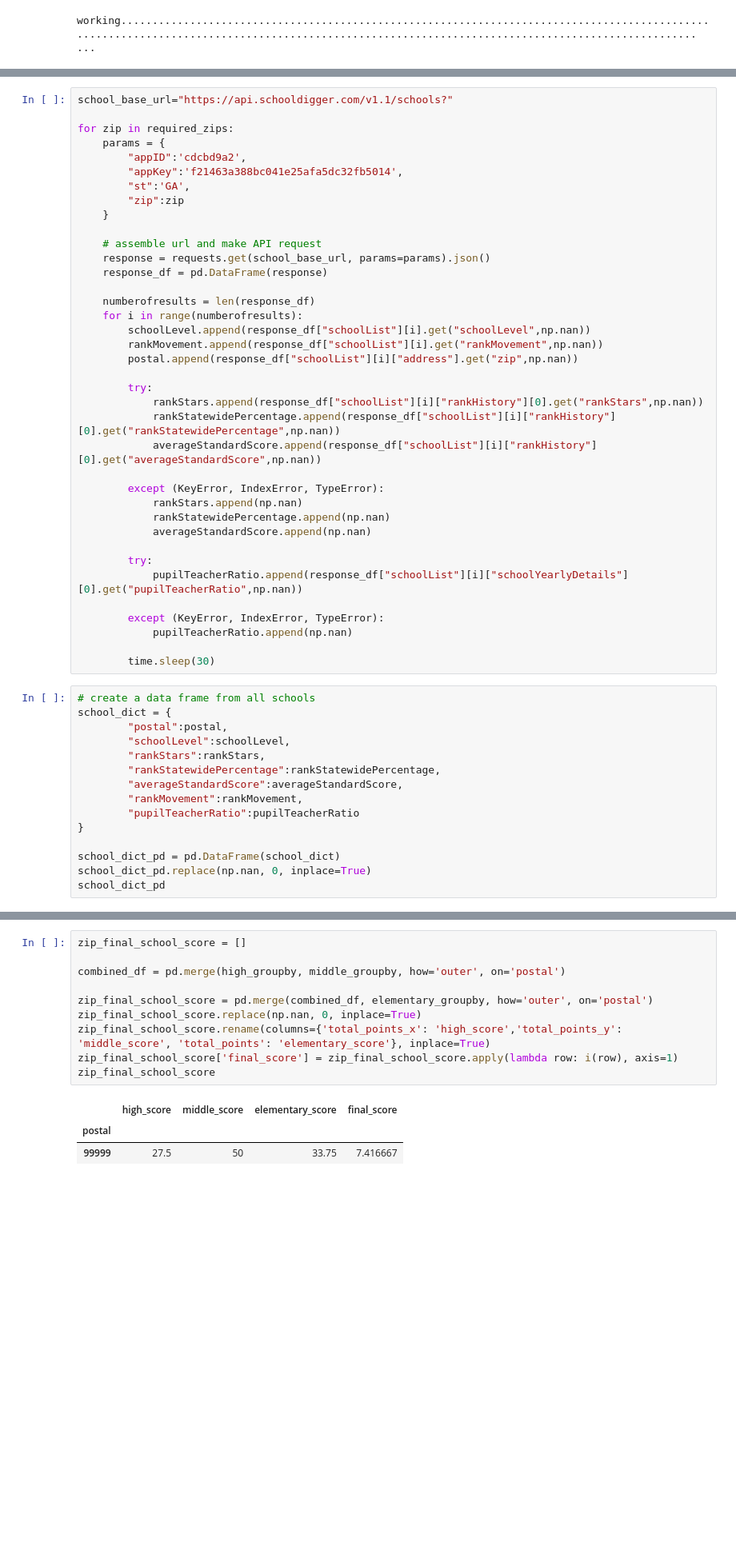
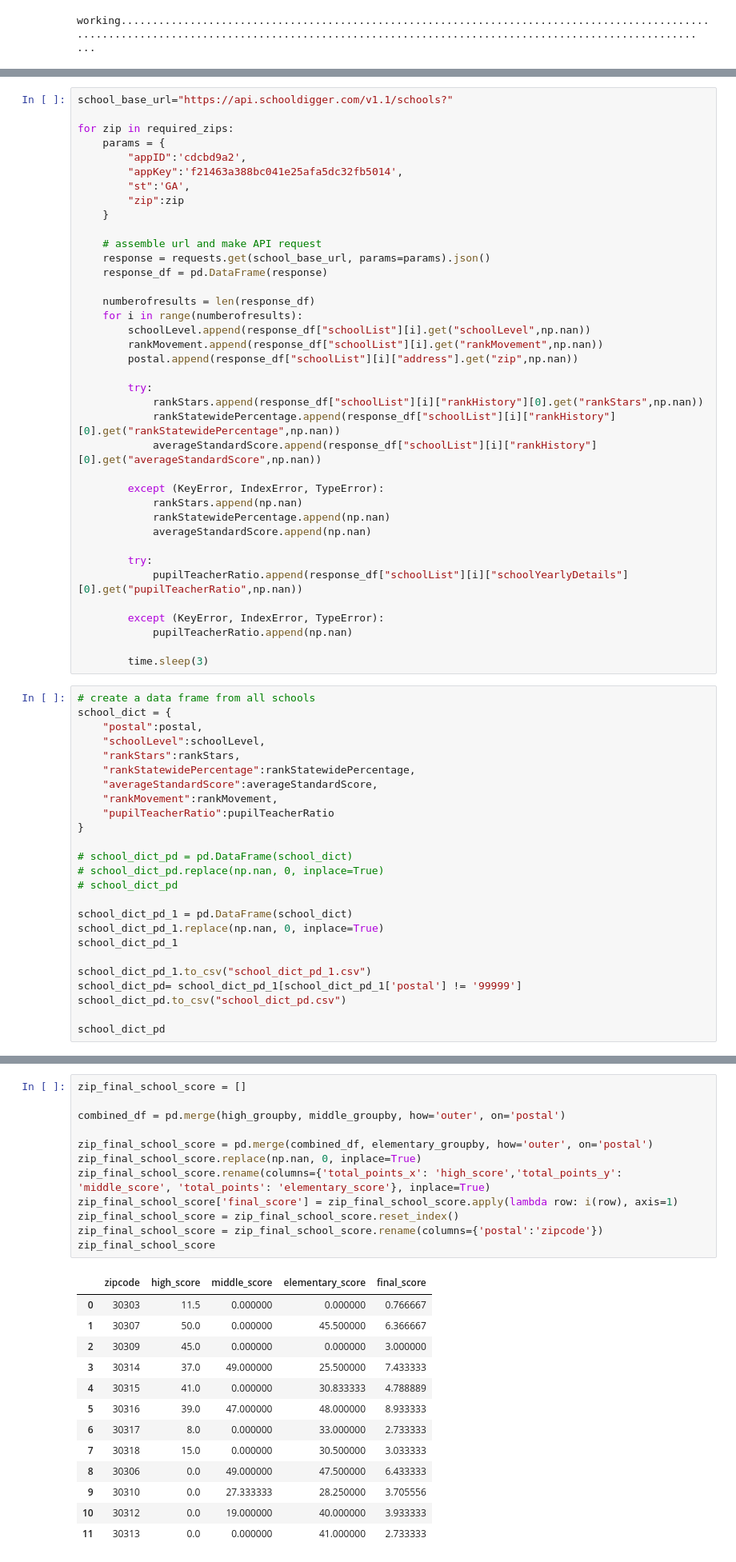
Before and after one commit to andywats0n/watson_p1, a Jupyter notebook: src_final_v3.ipynb, the cells around one changed output, grey strips where cells are left out. Shown at 80% size. Saved outputs shown, nothing was run; the diff lists cells and outputs as text; blank space fills up the shorter version.

```diff
--- a/src_final_v3.ipynb
+++ b/src_final_v3.ipynb
@@ -382,21 +406,31 @@ for zip in required_zips:
         except (KeyError, IndexError, TypeError):
             pupilTeacherRatio.append(np.nan)
 
-        time.sleep(30)
+        time.sleep(3)
 # %%
 # create a data frame from all schools
 school_dict = {
-        "postal":postal,
-        "schoolLevel":schoolLevel,
-        "rankStars":rankStars,
-        "rankStatewidePercentage":rankStatewidePercentage,
-        "averageStandardScore":averageStandardScore,
-        "rankMovement":rankMovement,
-        "pupilTeacherRatio":pupilTeacherRatio
+    "postal":postal,
+    "schoolLevel":schoolLevel,
+    "rankStars":rankStars,
+    "rankStatewidePercentage":rankStatewidePercentage,
+    "averageStandardScore":averageStandardScore,
+    "rankMovement":rankMovement,
+    "pupilTeacherRatio":pupilTeacherRatio
 }
 
-school_dict_pd = pd.DataFrame(school_dict)
-school_dict_pd.replace(np.nan, 0, inplace=True)
+# school_dict_pd = pd.DataFrame(school_dict)
+# school_dict_pd.replace(np.nan, 0, inplace=True)
+# school_dict_pd
+
+school_dict_pd_1 = pd.DataFrame(school_dict)
+school_dict_pd_1.replace(np.nan, 0, inplace=True)
+school_dict_pd_1
+
+school_dict_pd_1.to_csv("school_dict_pd_1.csv")
+school_dict_pd= school_dict_pd_1[school_dict_pd_1['postal'] != '99999']
+school_dict_pd.to_csv("school_dict_pd.csv")
+
 school_dict_pd
 # %% [output]
 |  | postal | schoolLevel | rankStars | rankStatewidePercentage | averageStandardScore | rankMovement | ... |
@@ -508,14 +574,26 @@ high_groupby
 # %%
 zip_final_school_score = []
 
 combined_df = pd.merge(high_groupby, middle_groupby, how='outer', on='postal')
 
 zip_final_school_score = pd.merge(combined_df, elementary_groupby, how='outer', on='postal')
 zip_final_school_score.replace(np.nan, 0, inplace=True)
 zip_final_school_score.rename(columns={'total_points_x': 'high_score','total_points_y': 'middle_score', 'total_points': 'elementary_score'}, inplace=True)
 zip_final_school_score['final_score'] = zip_final_school_score.apply(lambda row: i(row), axis=1)
+zip_final_school_score = zip_final_school_score.reset_index()
+zip_final_school_score = zip_final_school_score.rename(columns={'postal':'zipcode'})
 zip_final_school_score
 # %% [output]
-|  | high_score | middle_score | elementary_score | final_score |
-| postal |  |  |  |  |
-| 99999 | 27.5 | 50 | 33.75 | 7.416667 |
+|  | zipcode | high_score | middle_score | elementary_score | final_score |
+| 0 | 30303 | 11.5 | 0.000000 | 0.000000 | 0.766667 |
+| 1 | 30307 | 50.0 | 0.000000 | 45.500000 | 6.366667 |
+| 2 | 30309 | 45.0 | 0.000000 | 0.000000 | 3.000000 |
+| 3 | 30314 | 37.0 | 49.000000 | 25.500000 | 7.433333 |
+| 4 | 30315 | 41.0 | 0.000000 | 30.833333 | 4.788889 |
+| 5 | 30316 | 39.0 | 47.000000 | 48.000000 | 8.933333 |
+| 6 | 30317 | 8.0 | 0.000000 | 33.000000 | 2.733333 |
+| 7 | 30318 | 15.0 | 0.000000 | 30.500000 | 3.033333 |
+| 8 | 30306 | 0.0 | 49.000000 | 47.500000 | 6.433333 |
+| 9 | 30310 | 0.0 | 27.333333 | 28.250000 | 3.705556 |
+| 10 | 30312 | 0.0 | 19.000000 | 40.000000 | 3.933333 |
+| 11 | 30313 | 0.0 | 0.000000 | 41.000000 | 2.733333 |
```
Also changed, not shown: parts of 20 cells of this notebook, 10 other files.
